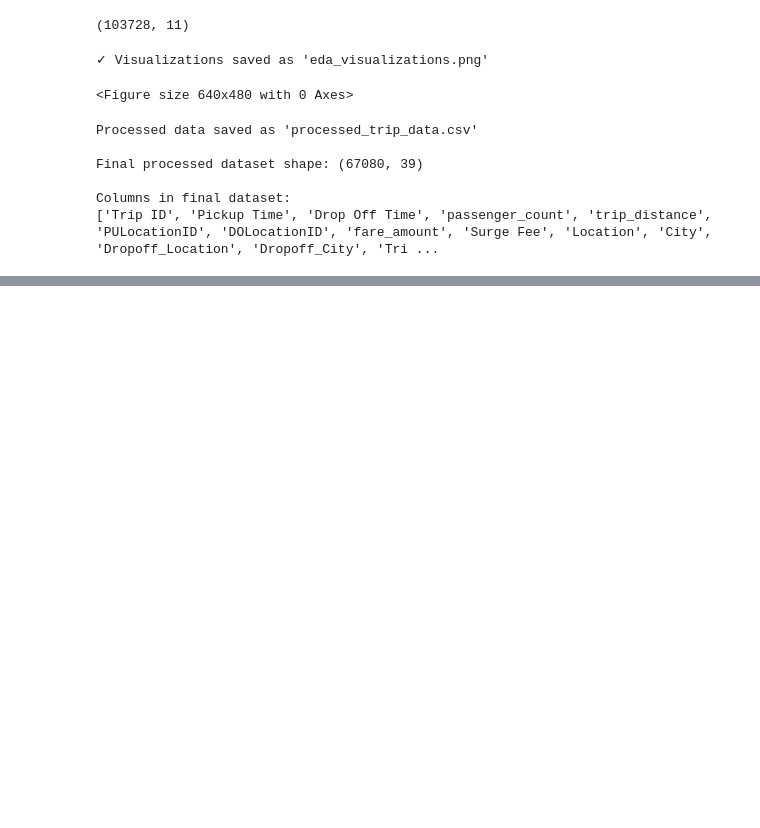
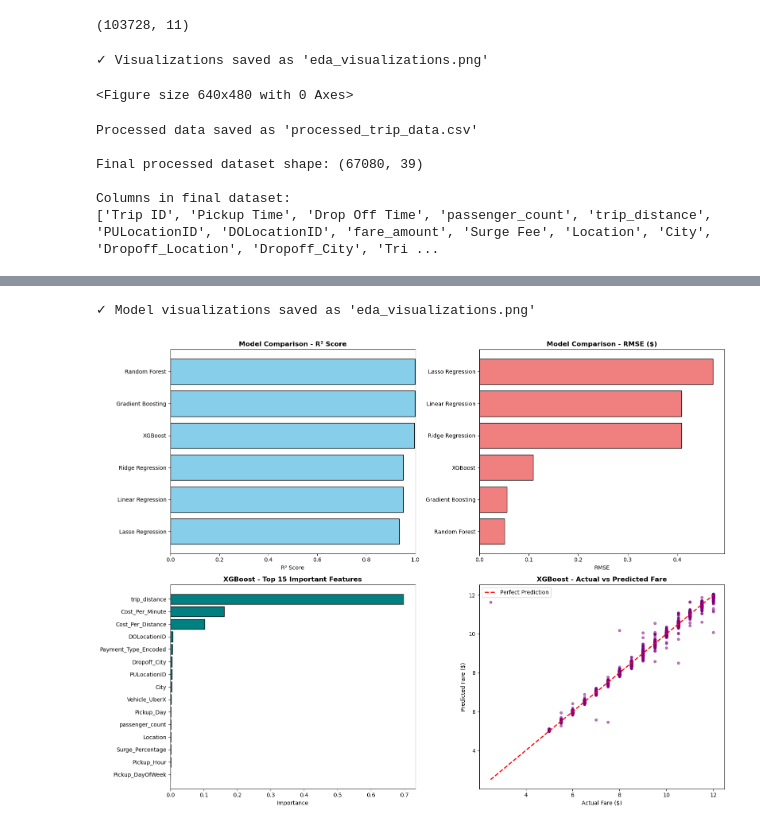
Before and after one commit to codewithkaran-21/Uber-Trip-Analysyis-and-Prediction, a Jupyter notebook: notebook/experiment.ipynb, the cells around one changed output, grey strips where cells are left out. Drawn from its saved outputs; the diff is of its cells as text; code cells hidden in the pictures; blank space fills up the shorter version.

Commit message:
model trained

```diff
--- a/notebook/experiment.ipynb
+++ b/notebook/experiment.ipynb
@@ -367,0 +508,4 @@ Columns in final dataset:
+# %%
+from sklearn.preprocessing import LabelEncoder
+for col in X.select_dtypes(include=['object','category']).columns:
+    X[col] = LabelEncoder().fit_transform(X[col].astype(str))
@@ -367,0 +736,16 @@ Columns in final dataset:
+# %%
+# ====== MODEL COMPARISON =====
+print("\n" + "="*60)
+print("MODEL COMPARISON SUMMARY")
+print("="*60)
+
+models_summary = pd.DataFrame({
+    'Model': ['Linear Regression', 'Ridge Regression', 'Lasso Regression',
+              'Random Forest', 'Gradient Boosting', 'XGBoost'],
+    'RMSE': [lr_rmse, ridge_rmse, lasso_rmse, rf_rmse, gb_rmse, xgb_rmse],
+    'MAE': [lr_mae, ridge_mae, lasso_mae, rf_mae, gb_mae, xgb_mae],
+    'R² Score': [lr_r2, ridge_r2, lasso_r2, rf_r2, gb_r2, xgb_r2]
+})
+
+print(models_summary.sort_values('R² Score', ascending=False))
+print("\n✓ Best Model: ", models_summary.loc[models_summary['R² Score'].idxmax(), 'Model'])
@@ -367,0 +765,43 @@ Columns in final dataset:
+# %%
+# ====== MODEL VISUALIZATIONS =====
+fig, axes = plt.subplots(2, 2, figsize=(16, 12))
+
+# 1. Model Comparison - R² Score
+ax1 = axes[0, 0]
+models_sorted = models_summary.sort_values('R² Score', ascending=True)
+ax1.barh(models_sorted['Model'], models_sorted['R² Score'], color='skyblue', edgecolor='black')
+ax1.set_title('Model Comparison - R² Score', fontsize=12, fontweight='bold')
+ax1.set_xlabel('R² Score')
+ax1.set_xlim([0, 1])
+
+# 2. Model Comparison - RMSE
+ax2 = axes[0, 1]
+models_sorted_rmse = models_summary.sort_values('RMSE', ascending=True)
+ax2.barh(models_sorted_rmse['Model'], models_sorted_rmse['RMSE'], color='lightcoral', edgecolor='black')
+ax2.set_title('Model Comparison - RMSE ($)', fontsize=12, fontweight='bold')
+ax2.set_xlabel('RMSE')
+
+# 3. Feature Importance - XGBoost (Top 15)
+ax3 = axes[1, 0]
+top_features_xgb = feature_importance_xgb.head(15)
+ax3.barh(top_features_xgb['Feature'], top_features_xgb['Importance'], color='teal', edgecolor='black')
+ax3.set_title('XGBoost - Top 15 Important Features', fontsize=12, fontweight='bold')
+ax3.set_xlabel('Importance')
+ax3.invert_yaxis()
+
+# 4. Actual vs Predicted (XGBoost)
+ax4 = axes[1, 1]
+ax4.scatter(y_test, y_pred_xgb, alpha=0.5, s=20, color='purple')
+ax4.plot([y_test.min(), y_test.max()], [y_test.min(), y_test.max()], 'r--', lw=2, label='Perfect Prediction')
+ax4.set_title('XGBoost - Actual vs Predicted Fare', fontsize=12, fontweight='bold')
+ax4.set_xlabel('Actual Fare ($)')
+ax4.set_ylabel('Predicted Fare ($)')
+ax4.legend()
+
+plt.tight_layout()
+plt.savefig(r'../eda_visualizations.png', dpi=300, bbox_inches='tight')
+print("✓ Model visualizations saved as 'eda_visualizations.png'")
+plt.show()
+# %% [output]
+✓ Model visualizations saved as 'eda_visualizations.png'
+[figure, added]
```
Also changed, not shown: parts of 22 cells of this notebook, 2 other files.
